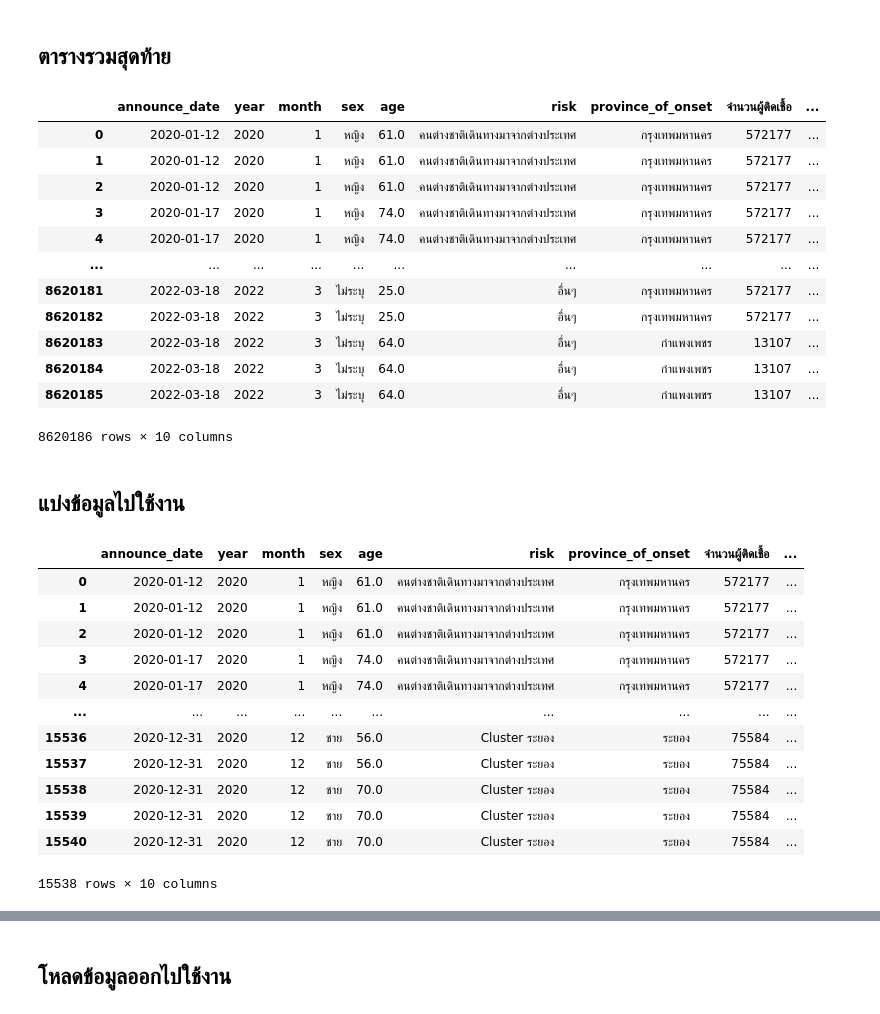
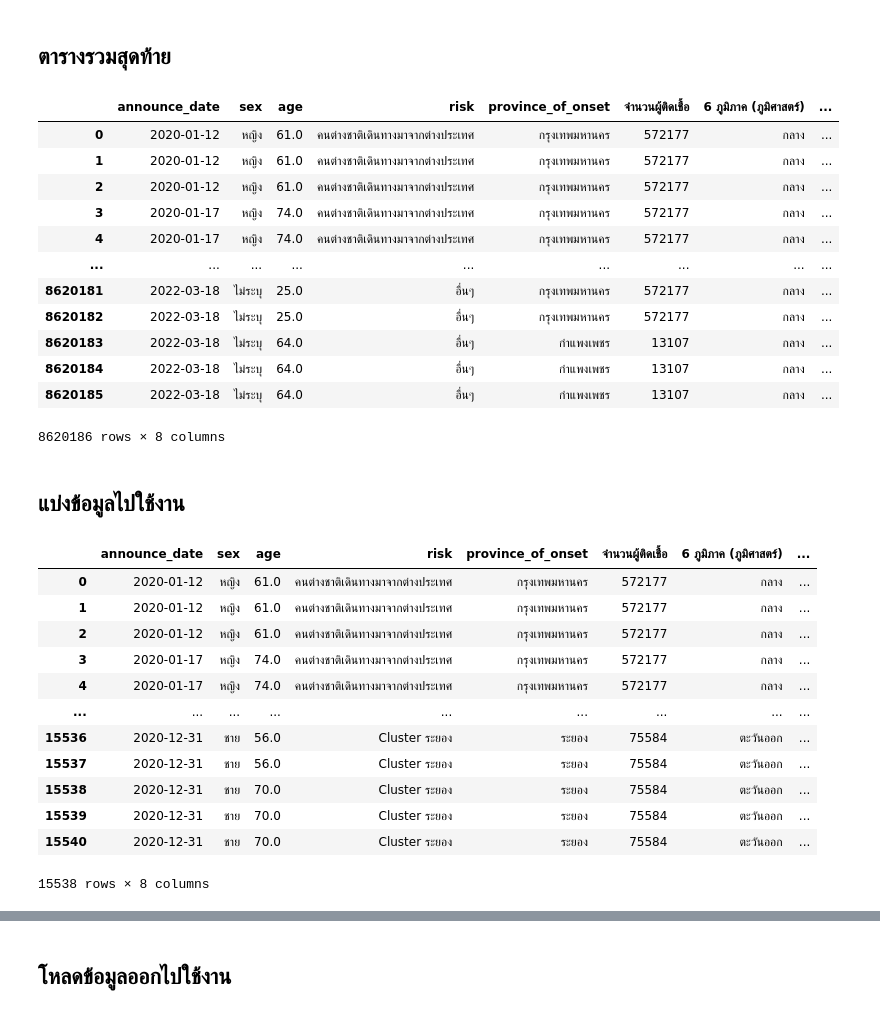
Before and after one commit to Athitiya00/data_viz_2022, a Jupyter notebook: Project.ipynb, the cells around one changed output, grey strips where cells are left out. Cells and saved outputs as stored; diff of their text form; code cells hidden in the pictures.

```diff
--- a/Project.ipynb
+++ b/Project.ipynb
@@ -984,8 +982,6 @@ data_all[['ชื่อจังหวัด']] = data_all[['ชื่อจั
 import datetime
 data_all_1 = pd.DataFrame(data_all)
 data_all_1['announce_date'] = pd.to_datetime(data_all_1['announce_date'], format = "%d/%m/%Y")
-data_all_1['year'] = data_all_1['announce_date'].dt.year
-data_all_1['month'] = data_all_1['announce_date'].dt.month
 # %%
 data_all_1
 # %% [output]
@@ -1005,39 +1001,39 @@ data_all_1
 # %% [markdown]
 ## ตารางรวมสุดท้าย
 # %%
-data_final = data_all_1[['announce_date','year','month','sex','age','risk','province_of_onset','จำนวนผู้ติดเชื้อ','6 ภูมิภาค (ภูมิศาสตร์)','จำนวนประชากรทั้งหมด']]
+data_final = data_all_1[['announce_date','sex','age','risk','province_of_onset','จำนวนผู้ติดเชื้อ','6 ภูมิภาค (ภูมิศาสตร์)','จำนวนประชากรทั้งหมด']]
 data_final
 # %% [output]
-|  | announce_date | year | month | sex | age | risk | province_of_onset | จำนวนผู้ติดเชื้อ | ... |
-| 0 | 2020-01-12 | 2020 | 1 | หญิง | 61.0 | คนต่างชาติเดินทางมาจากต่างประเทศ | กรุงเทพมหานคร | 572177 | ... |
-| 1 | 2020-01-12 | 2020 | 1 | หญิง | 61.0 | คนต่างชาติเดินทางมาจากต่างประเทศ | กรุงเทพมหานคร | 572177 | ... |
-| 2 | 2020-01-12 | 2020 | 1 | หญิง | 61.0 | คนต่างชาติเดินทางมาจากต่างประเทศ | กรุงเทพมหานคร | 572177 | ... |
-| 3 | 2020-01-17 | 2020 | 1 | หญิง | 74.0 | คนต่างชาติเดินทางมาจากต่างประเทศ | กรุงเทพมหานคร | 572177 | ... |
-| 4 | 2020-01-17 | 2020 | 1 | หญิง | 74.0 | คนต่างชาติเดินทางมาจากต่างประเทศ | กรุงเทพมหานคร | 572177 | ... |
-| ... | ... | ... | ... | ... | ... | ... | ... | ... | ... |
-| 8620181 | 2022-03-18 | 2022 | 3 | ไม่ระบุ | 25.0 | อื่นๆ | กรุงเทพมหานคร | 572177 | ... |
-| 8620182 | 2022-03-18 | 2022 | 3 | ไม่ระบุ | 25.0 | อื่นๆ | กรุงเทพมหานคร | 572177 | ... |
-| 8620183 | 2022-03-18 | 2022 | 3 | ไม่ระบุ | 64.0 | อื่นๆ | กำแพงเพชร | 13107 | ... |
-| 8620184 | 2022-03-18 | 2022 | 3 | ไม่ระบุ | 64.0 | อื่นๆ | กำแพงเพชร | 13107 | ... |
-| 8620185 | 2022-03-18 | 2022 | 3 | ไม่ระบุ | 64.0 | อื่นๆ | กำแพงเพชร | 13107 | ... |
+|  | announce_date | sex | age | risk | province_of_onset | จำนวนผู้ติดเชื้อ | 6 ภูมิภาค (ภูมิศาสตร์) | ... |
+| 0 | 2020-01-12 | หญิง | 61.0 | คนต่างชาติเดินทางมาจากต่างประเทศ | กรุงเทพมหานคร | 572177 | กลาง | ... |
+| 1 | 2020-01-12 | หญิง | 61.0 | คนต่างชาติเดินทางมาจากต่างประเทศ | กรุงเทพมหานคร | 572177 | กลาง | ... |
+| 2 | 2020-01-12 | หญิง | 61.0 | คนต่างชาติเดินทางมาจากต่างประเทศ | กรุงเทพมหานคร | 572177 | กลาง | ... |
+| 3 | 2020-01-17 | หญิง | 74.0 | คนต่างชาติเดินทางมาจากต่างประเทศ | กรุงเทพมหานคร | 572177 | กลาง | ... |
+| 4 | 2020-01-17 | หญิง | 74.0 | คนต่างชาติเดินทางมาจากต่างประเทศ | กรุงเทพมหานคร | 572177 | กลาง | ... |
+| ... | ... | ... | ... | ... | ... | ... | ... | ... |
+| 8620181 | 2022-03-18 | ไม่ระบุ | 25.0 | อื่นๆ | กรุงเทพมหานคร | 572177 | กลาง | ... |
+| 8620182 | 2022-03-18 | ไม่ระบุ | 25.0 | อื่นๆ | กรุงเทพมหานคร | 572177 | กลาง | ... |
+| 8620183 | 2022-03-18 | ไม่ระบุ | 64.0 | อื่นๆ | กำแพงเพชร | 13107 | กลาง | ... |
+| 8620184 | 2022-03-18 | ไม่ระบุ | 64.0 | อื่นๆ | กำแพงเพชร | 13107 | กลาง | ... |
+| 8620185 | 2022-03-18 | ไม่ระบุ | 64.0 | อื่นๆ | กำแพงเพชร | 13107 | กลาง | ... |
-8620186 rows × 10 columns
+8620186 rows × 8 columns
 # %% [markdown]
 ## แบ่งข้อมูลไปใช้งาน
 # %%
-data_1_20 = data_final[((data_final['month'] >= 1) & (data_final['month'] <= 12)) & (data_final['year'] == 2020)]
+data_1_20 = data_final[(data_final['announce_date'] >= '2020-01-12') & (data_final['announce_date'] <= '2020-12-31')]
 data_1_20
 # %% [output]
-|  | announce_date | year | month | sex | age | risk | province_of_onset | จำนวนผู้ติดเชื้อ | ... |
-| 0 | 2020-01-12 | 2020 | 1 | หญิง | 61.0 | คนต่างชาติเดินทางมาจากต่างประเทศ | กรุงเทพมหานคร | 572177 | ... |
-| 1 | 2020-01-12 | 2020 | 1 | หญิง | 61.0 | คนต่างชาติเดินทางมาจากต่างประเทศ | กรุงเทพมหานคร | 572177 | ... |
-| 2 | 2020-01-12 | 2020 | 1 | หญิง | 61.0 | คนต่างชาติเดินทางมาจากต่างประเทศ | กรุงเทพมหานคร | 572177 | ... |
-| 3 | 2020-01-17 | 2020 | 1 | หญิง | 74.0 | คนต่างชาติเดินทางมาจากต่างประเทศ | กรุงเทพมหานคร | 572177 | ... |
-| 4 | 2020-01-17 | 2020 | 1 | หญิง | 74.0 | คนต่างชาติเดินทางมาจากต่างประเทศ | กรุงเทพมหานคร | 572177 | ... |
-| ... | ... | ... | ... | ... | ... | ... | ... | ... | ... |
-| 15536 | 2020-12-31 | 2020 | 12 | ชาย | 56.0 | Cluster ระยอง | ระยอง | 75584 | ... |
-| 15537 | 2020-12-31 | 2020 | 12 | ชาย | 56.0 | Cluster ระยอง | ระยอง | 75584 | ... |
-| 15538 | 2020-12-31 | 2020 | 12 | ชาย | 70.0 | Cluster ระยอง | ระยอง | 75584 | ... |
-| 15539 | 2020-12-31 | 2020 | 12 | ชาย | 70.0 | Cluster ระยอง | ระยอง | 75584 | ... |
-| 15540 | 2020-12-31 | 2020 | 12 | ชาย | 70.0 | Cluster ระยอง | ระยอง | 75584 | ... |
+|  | announce_date | sex | age | risk | province_of_onset | จำนวนผู้ติดเชื้อ | 6 ภูมิภาค (ภูมิศาสตร์) | ... |
+| 0 | 2020-01-12 | หญิง | 61.0 | คนต่างชาติเดินทางมาจากต่างประเทศ | กรุงเทพมหานคร | 572177 | กลาง | ... |
+| 1 | 2020-01-12 | หญิง | 61.0 | คนต่างชาติเดินทางมาจากต่างประเทศ | กรุงเทพมหานคร | 572177 | กลาง | ... |
+| 2 | 2020-01-12 | หญิง | 61.0 | คนต่างชาติเดินทางมาจากต่างประเทศ | กรุงเทพมหานคร | 572177 | กลาง | ... |
+| 3 | 2020-01-17 | หญิง | 74.0 | คนต่างชาติเดินทางมาจากต่างประเทศ | กรุงเทพมหานคร | 572177 | กลาง | ... |
+| 4 | 2020-01-17 | หญิง | 74.0 | คนต่างชาติเดินทางมาจากต่างประเทศ | กรุงเทพมหานคร | 572177 | กลาง | ... |
+| ... | ... | ... | ... | ... | ... | ... | ... | ... |
+| 15536 | 2020-12-31 | ชาย | 56.0 | Cluster ระยอง | ระยอง | 75584 | ตะวันออก | ... |
+| 15537 | 2020-12-31 | ชาย | 56.0 | Cluster ระยอง | ระยอง | 75584 | ตะวันออก | ... |
+| 15538 | 2020-12-31 | ชาย | 70.0 | Cluster ระยอง | ระยอง | 75584 | ตะวันออก | ... |
+| 15539 | 2020-12-31 | ชาย | 70.0 | Cluster ระยอง | ระยอง | 75584 | ตะวันออก | ... |
+| 15540 | 2020-12-31 | ชาย | 70.0 | Cluster ระยอง | ระยอง | 75584 | ตะวันออก | ... |
-15538 rows × 10 columns
+15538 rows × 8 columns
 # %%
```
Also changed, not shown: parts of 23 cells of this notebook.
